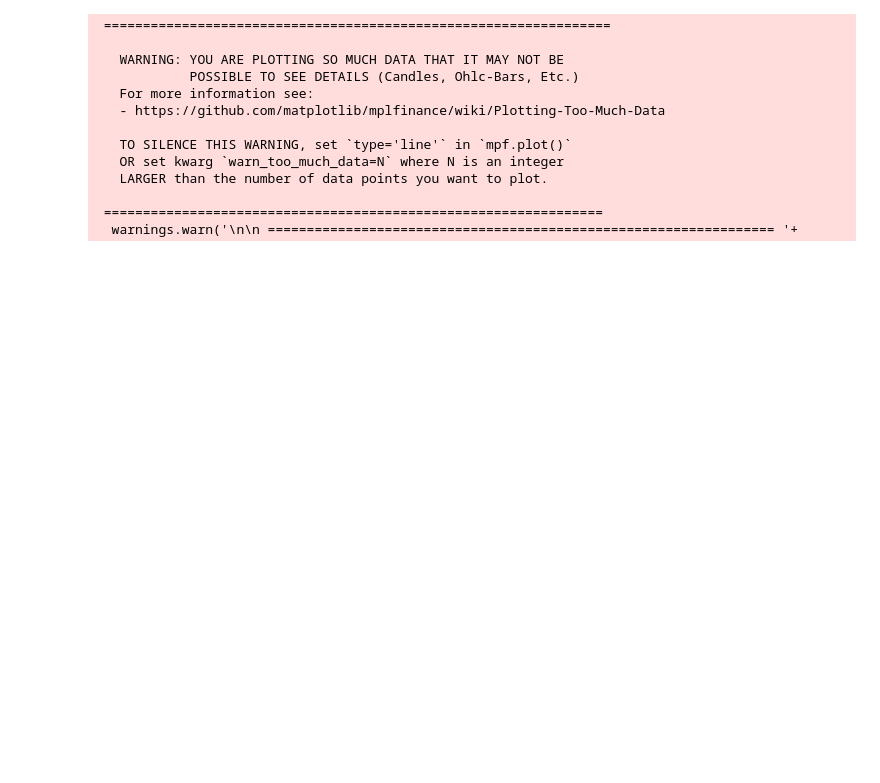
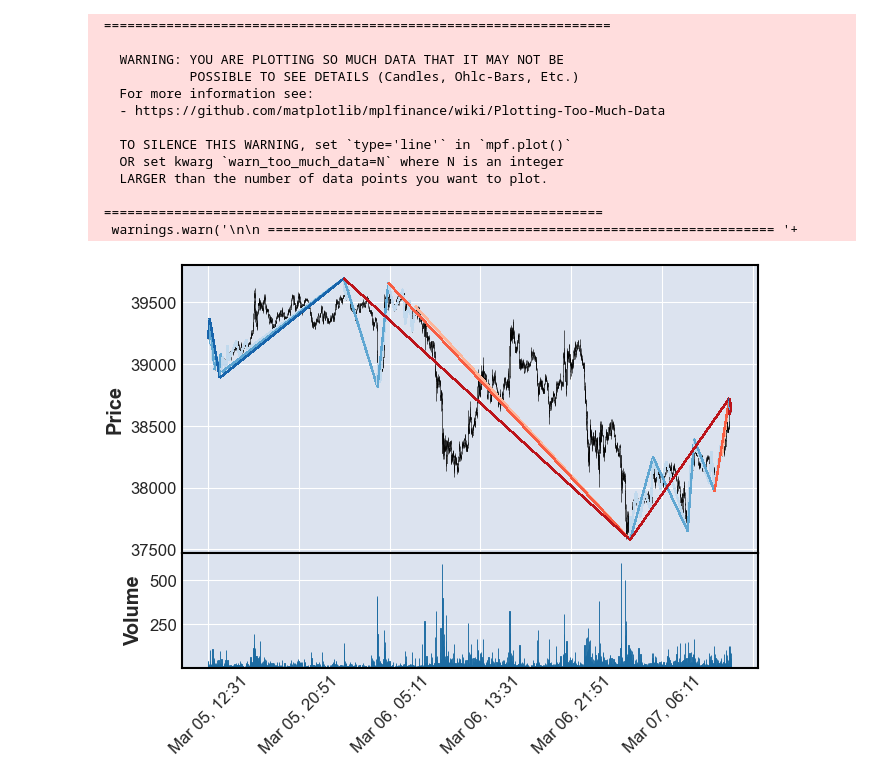
Before and after one commit to Rubii115/TrendAnalyse, a Jupyter notebook: demo.ipynb, the cells around one changed output. Saved outputs shown, nothing was run; the diff lists cells and outputs as text; code cells hidden in the pictures; blank space fills up the shorter version.

```diff
--- a/demo.ipynb
+++ b/demo.ipynb
@@ -17,5 +85,2 @@ kline_clt = Kline_client()
 # %%
-#在这里创建一个工作区对象，里面包含很多趋势，并对趋势进行合并
-# del te
-te = Analyse_area(Timepoint(2022,3,5,12,31),Timepoint(2022,3,6,12,31),kline_clt)
-te.synchronize(Timepoint(2022,3,12,12,31))
+area = Analyse_area(Timepoint(2022,3,5,12,31),Timepoint(2022,3,7,12,31),kline_clt)
@@ -22,18 +130,18 @@ te.synchronize(Timepoint(2022,3,12,12,31))
 # %%
-#创建绘图助理，可以把工作区中的趋势画出来，layer控制从最大的趋势往细处精细的层数
 pds = Plot_driver(kline_clt)
-pds.draw(te,layer = 5)
+pds.draw(area,layer = 3)
 # %% [output]
  =================================================================
 
    WARNING: YOU ARE PLOTTING SO MUCH DATA THAT IT MAY NOT BE
             POSSIBLE TO SEE DETAILS (Candles, Ohlc-Bars, Etc.)
    For more information see:
    - https://github.com/matplotlib/mplfinance/wiki/Plotting-Too-Much-Data
 
    TO SILENCE THIS WARNING, set `type='line'` in `mpf.plot()`
    OR set kwarg `warn_too_much_data=N` where N is an integer
    LARGER than the number of data points you want to plot.
 
  ================================================================
   warnings.warn('\n\n ================================================================= '+
+[figure, added]
```
Also changed, not shown: parts of 23 cells of this notebook, 7 other files.
